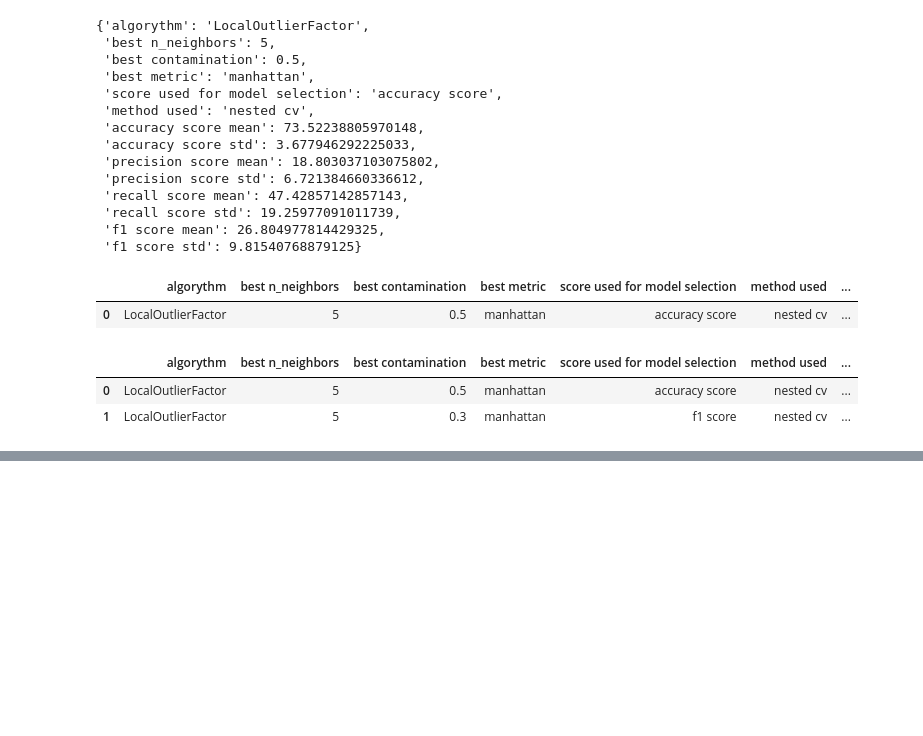
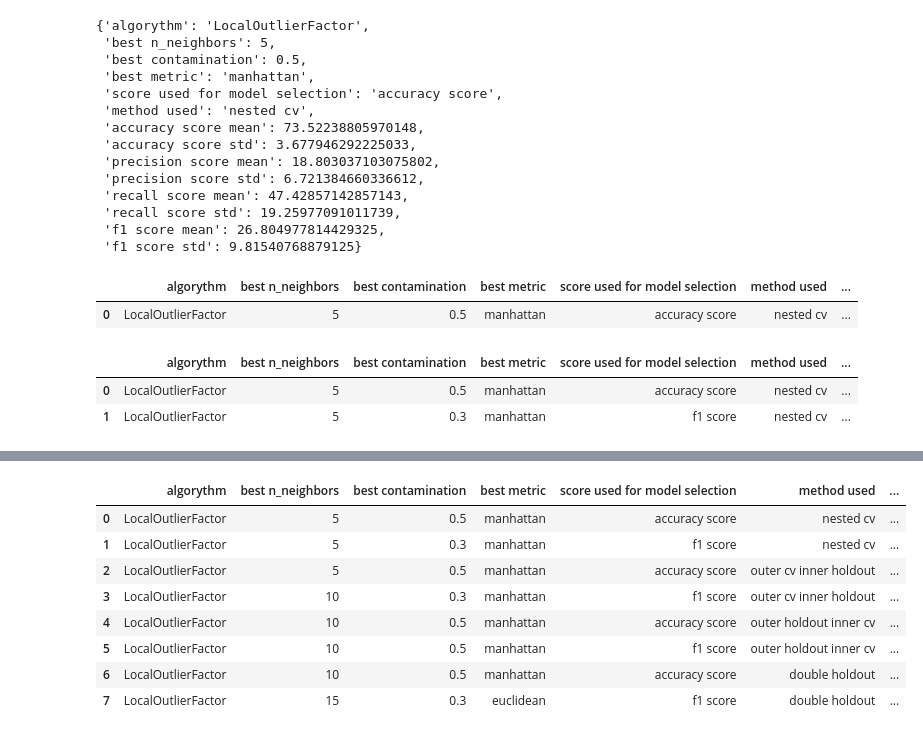
Before and after one commit to chrfum/one-class_classifier, a Jupyter notebook: run-over_classifier/one_class_codes/lof_exp1.ipynb, the cells around one changed output, grey strips where cells are left out. Drawn from its saved outputs; the diff is of its cells as text; code cells hidden in the pictures; blank space fills up the shorter version.

Commit message:
model selection per algoritmo LocalOutlierFactor su data set senza colonne nulle e senza colonne duplicate

```diff
--- a/run-over_classifier/one_class_codes/lof_exp1.ipynb
+++ b/run-over_classifier/one_class_codes/lof_exp1.ipynb
@@ -254,0 +527,2 @@ with open(file_path, "wb") as file:
+# %%
+scores_df = add_record(scores_df, results)
@@ -254,0 +613,6 @@ with open(file_path, "wb") as file:
+# %%
+results = outer_holdout_inner_cv_f1(mezzo_0, mezzo_1)
+results['data set'] = 'no 0 columns, no equal columns'
+# %%
+scores_df = add_record(scores_df, results)
+scores_df
@@ -254,0 +698,5 @@ with open(file_path, "wb") as file:
+# %%
+results = double_holdout_accuracy(mezzo_0, mezzo_1)
+results['data set'] = 'no 0 columns, no equal columns'
+scores_df = add_record(scores_df, results)
+scores_df
@@ -254,0 +783,15 @@ with open(file_path, "wb") as file:
+# %%
+results = double_holdout_f1(mezzo_0, mezzo_1)
+results['data set'] = 'no 0 columns, no equal columns'
+scores_df = add_record(scores_df, results)
+scores_df
+# %% [output]
+|  | algorythm | best n_neighbors | best contamination | best metric | score used for model selection | method used | ... |
+| 0 | LocalOutlierFactor | 5 | 0.5 | manhattan | accuracy score | nested cv | ... |
+| 1 | LocalOutlierFactor | 5 | 0.3 | manhattan | f1 score | nested cv | ... |
+| 2 | LocalOutlierFactor | 5 | 0.5 | manhattan | accuracy score | outer cv inner holdout | ... |
+| 3 | LocalOutlierFactor | 10 | 0.3 | manhattan | f1 score | outer cv inner holdout | ... |
+| 4 | LocalOutlierFactor | 10 | 0.5 | manhattan | accuracy score | outer holdout inner cv | ... |
+| 5 | LocalOutlierFactor | 10 | 0.5 | manhattan | f1 score | outer holdout inner cv | ... |
+| 6 | LocalOutlierFactor | 10 | 0.5 | manhattan | accuracy score | double holdout | ... |
+| 7 | LocalOutlierFactor | 15 | 0.3 | euclidean | f1 score | double holdout | ... |
```
Also changed, not shown: parts of 19 cells of this notebook.
